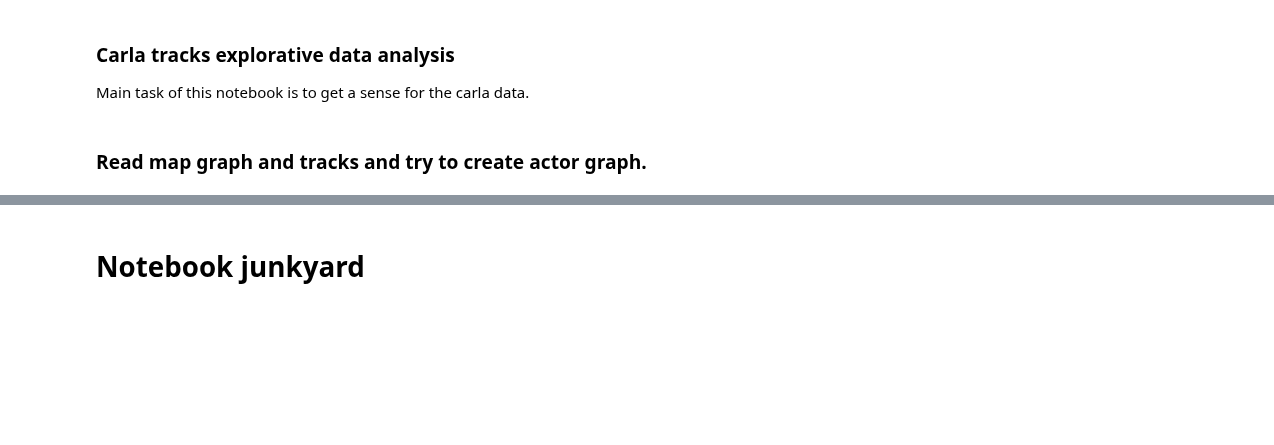
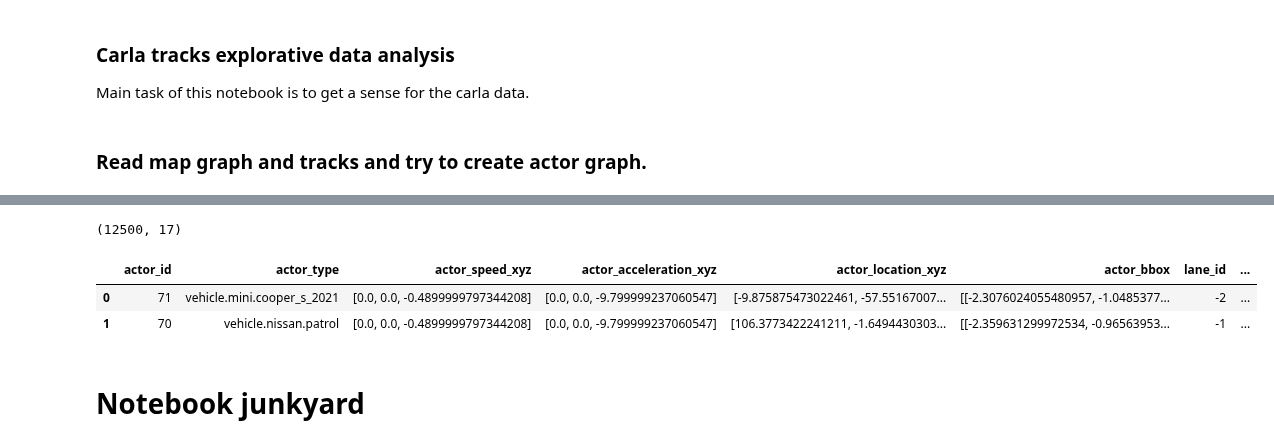
Before and after one commit to tmuehlen80/graph_coverage, a Jupyter notebook: Notebooks/carla/tracks_eda.ipynb, the cells around one changed output, grey strips where cells are left out. Cells and saved outputs as stored; diff of their text form; code cells hidden in the pictures; blank space fills up the shorter version.

```diff
--- a/Notebooks/carla/tracks_eda.ipynb
+++ b/Notebooks/carla/tracks_eda.ipynb
@@ -54,4 +68,12 @@ NodeDataView({'355_-1': {'lane_type': 'Driving', 'is_intersection': True, 'left_
 # %%
-tracks = pd.read_parquet('/home/tmuehlen/repos/graph_coverage/carla/data/scene_0_2025-03-12_tracks.parquet')
+tracks = pd.read_parquet('/home/tmuehlen/repos/graph_coverage/carla/data/scene_0_2025-03-13_tracks.parquet')
+tracks['road_lane_id'] = tracks.road_id.astype(str) + '_' + tracks.lane_id.astype(str)
 print(tracks.shape)
+timestamps = tracks.timestamp.unique().tolist()
+actors = tracks.actor_id.unique().tolist()
 tracks.head(2)
+# %% [output]
+(12500, 17)
+|  | actor_id | actor_type | actor_speed_xyz | actor_acceleration_xyz | actor_location_xyz | actor_bbox | lane_id | ... |
+| 0 | 71 | vehicle.mini.cooper_s_2021 | [0.0, 0.0, -0.4899999797344208] | [0.0, 0.0, -9.799999237060547] | [-9.875875473022461, -57.55167007... | [[-2.3076024055480957, -1.0485377... | -2 | ... |
+| 1 | 70 | vehicle.nissan.patrol | [0.0, 0.0, -0.4899999797344208] | [0.0, 0.0, -9.799999237060547] | [106.3773422241211, -1.6494430303... | [[-2.359631299972534, -0.96563953... | -1 | ... |
```
Also changed, not shown: parts of 10 cells of this notebook, 2 other files.
